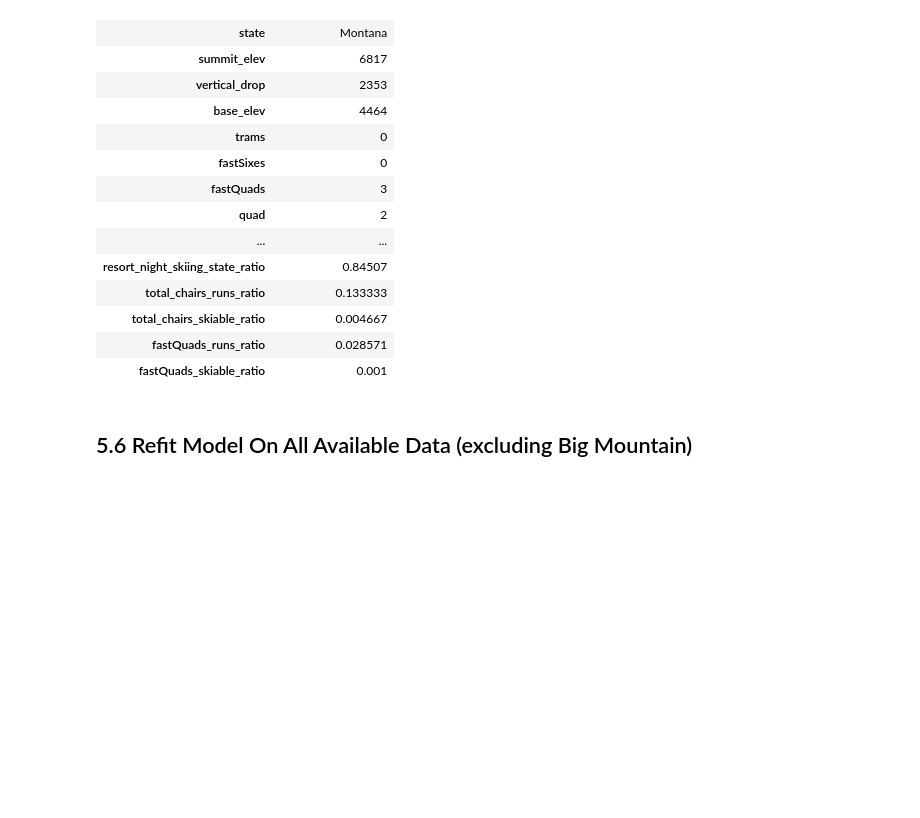
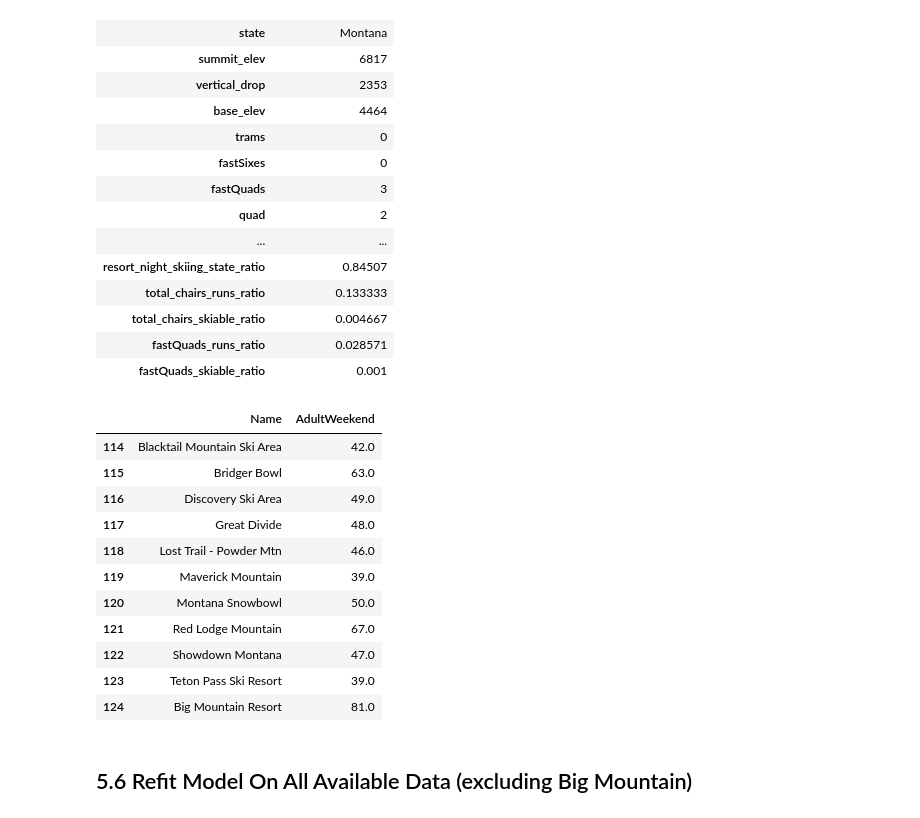
Before and after one commit to AJHudspeth/BigMountain, a Jupyter notebook: Notebooks/05_modeling.ipynb, the cells around one changed output. Cells and saved outputs as stored; diff of their text form; code cells hidden in the pictures; blank space fills up the shorter version.

```diff
--- a/Notebooks/05_modeling.ipynb
+++ b/Notebooks/05_modeling.ipynb
@@ -87,6 +87,22 @@ big_mountain.T
 | total_chairs_skiable_ratio | 0.004667 |
 | fastQuads_runs_ratio | 0.028571 |
 | fastQuads_skiable_ratio | 0.001 |
+# %%
+# display the ski resorts in Montana
+ski_data[ski_data.state=='Montana'][['Name','AdultWeekend']]
+# %% [output]
+|  | Name | AdultWeekend |
+| 114 | Blacktail Mountain Ski Area | 42.0 |
+| 115 | Bridger Bowl | 63.0 |
+| 116 | Discovery Ski Area | 49.0 |
+| 117 | Great Divide | 48.0 |
+| 118 | Lost Trail - Powder Mtn | 46.0 |
+| 119 | Maverick Mountain | 39.0 |
+| 120 | Montana Snowbowl | 50.0 |
+| 121 | Red Lodge Mountain | 67.0 |
+| 122 | Showdown Montana | 47.0 |
+| 123 | Teton Pass Ski Resort | 39.0 |
+| 124 | Big Mountain Resort | 81.0 |
 # %% [markdown]
 ## 5.6 Refit Model On All Available Data (excluding Big Mountain)<a id='5.6_Refit_Model_On_All_Available_Data_(excluding_Big_Mountain)'></a>
 # %% [markdown]
```
Also changed, not shown: parts of 4 cells of this notebook.
